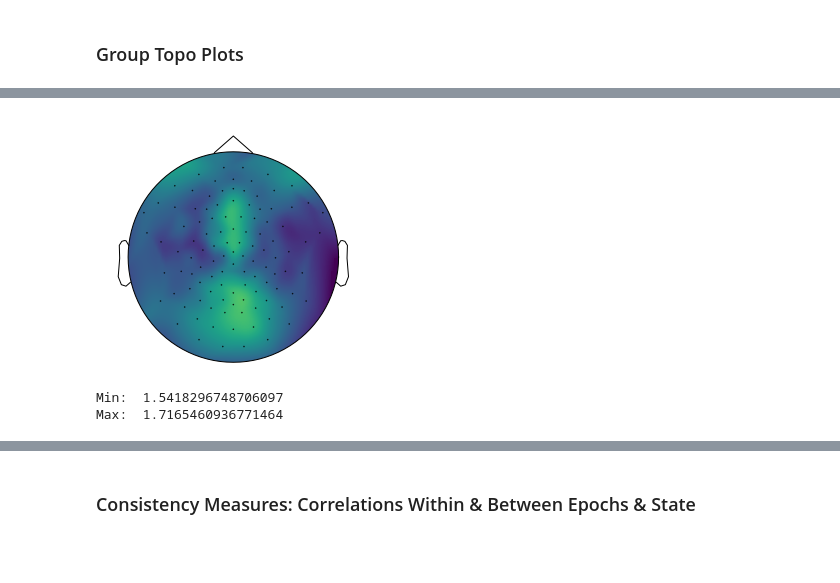
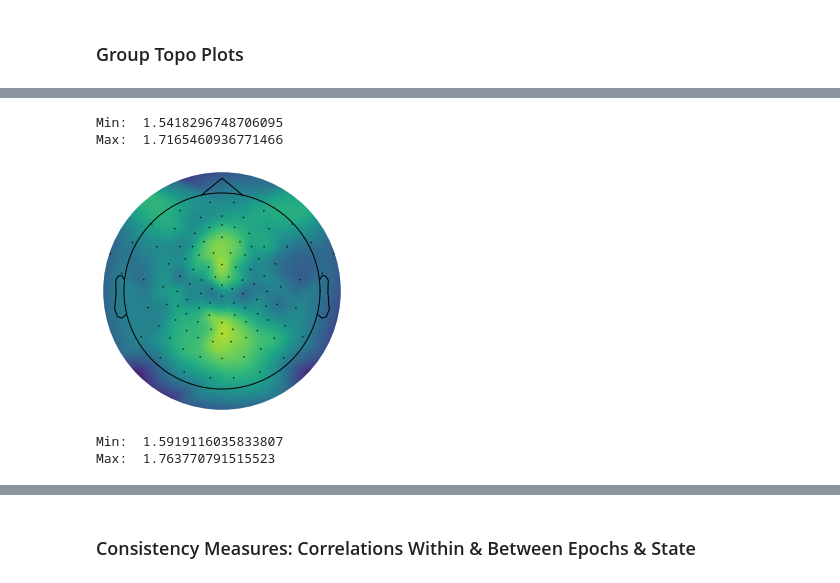
Before and after one commit to voytekresearch/EEGMapping, a Jupyter notebook: childmind/notebooks/02-EEGGroupAnalysis.ipynb, the cells around one changed output, grey strips where cells are left out. Cells and saved outputs as stored; diff of their text form; code cells hidden in the pictures; blank space fills up the shorter version.

```diff
--- a/childmind/notebooks/02-EEGGroupAnalysis.ipynb
+++ b/childmind/notebooks/02-EEGGroupAnalysis.ipynb
@@ -36,4 +40,4 @@ db = EEGDB()
 # %%
 # Load data readme file
 rmd_file = os.path.join(db.data_path, 'EEG', 'MIPDB_PublicFile.csv')
-df = pd.read_csv(rmd_file, index_col='ID')
+rmd_df = pd.read_csv(rmd_file, index_col='ID')
@@ -61,10 +48,10 @@ Ages: 6 - 44
 fres_files = db.check_fooof()
 # %%
 # Load all data into a list
-all_dat = [load_pickle(f_name, db.fooof_path) for f_name in fres_files]
+all_data = [load_pickle(f_name, db.fooof_path) for f_name in fres_files]
 
 # Check number of subjects
-n_subjs = len(all_dat)
+n_subjs = len(all_data)
 print(n_subjs, ' subjects.')
 # %% [output]
 98  subjects.
@@ -217,24 +182,25 @@ with open('../data/chans111.csv', 'r') as csv_file:
     ch_labels = list(reader)[0]
 n_chs = len(ch_labels)
 
-# Read montage, reduced to 111 channel selection
-montage = mne.channels.read_montage('GSN-HydroCel-129', ch_names=ch_labels)
+# Read channel montage
+montage = mne.channels.make_standard_montage('GSN-HydroCel-129')
 
 # Create the info structure needed by MNE
-info = mne.create_info(ch_labels, 500, 'eeg', montage)
+info = mne.create_info(ch_labels, 500, 'eeg')
 
 # Create the MNE Raw data object
 raw = mne.io.RawArray(np.zeros([111, 1]), info, verbose=False)
+raw = raw.set_montage(montage)
 # %%
-# Create average slope values, averaged across all subjects
+# Create average exponent values, averaged across all subjects
 
 # Initialize arrays, and grab average slope results
-sl_dat_eo = np.zeros(shape=[n_chs, n_subjs])
-sl_dat_ec = np.zeros(shape=[n_chs, n_subjs])
-for ind, dat in enumerate(all_dat):
-    sl_dat_eo[:, ind] = dat['sls_eo_avg']
-    sl_dat_ec[:, ind] = dat['sls_ec_avg']
+exp_eo = np.zeros(shape=[n_chs, n_subjs])
+exp_ec = np.zeros(shape=[n_chs, n_subjs])
+for ind, data in enumerate(all_data):
+    exp_eo[:, ind] = data['sls_eo_avg']
+    exp_ec[:, ind] = data['sls_ec_avg']
 
 # Average across subjects
-sl_dat_eo_avg = sl_dat_eo.mean(axis=1)
-sl_dat_ec_avg = sl_dat_ec.mean(axis=1)
+exp_eo_avg = exp_eo.mean(axis=1)
+exp_ec_avg = exp_ec.mean(axis=1)
@@ -241,15 +216,23 @@ sl_dat_ec_avg = sl_dat_ec.mean(axis=1)
+# %%
+# Check range of data values
+print('Min: ', exp_eo_avg.min())
+print('Max: ', exp_eo_avg.max())
+# %% [output]
+Min:  1.5418296748706095
+Max:  1.7165460936771466
 # %%
-# Plot slope topography from average eyes-open data
+# Plot slope topography from average eyes-closed data
 fig, ax = plt.subplots()
-mne.viz.plot_topomap(sl_dat_eo_avg, raw.info, vmin=1.5, vmax=1.8, cmap=cm.viridis, contours=0, axes=ax);
-if SAVE_FIGS:
-    fig.savefig('EO-Slope.png', dpi=600)
+mne.viz.plot_topomap(exp_ec_avg, raw.info, contours=0,
+                     cmap=cm.viridis, vmin=1.5, vmax=1.8, axes=ax);
+if SAVE_FIG:
+    fig.savefig('EC-Slope.png', dpi=600)
 # %% [output]
-[figure, old version]
+[figure, new version]
 # %%
 # Check range of data values
-print('Min: ', sl_dat_eo_avg.min())
-print('Max: ', sl_dat_eo_avg.max())
+print('Min: ', exp_ec_avg.min())
+print('Max: ', exp_ec_avg.max())
 # %% [output]
-Min:  1.5418296748706097
-Max:  1.7165460936771464
+Min:  1.5919116035833807
+Max:  1.763770791515523
```
Also changed, not shown: parts of 50 cells of this notebook.
